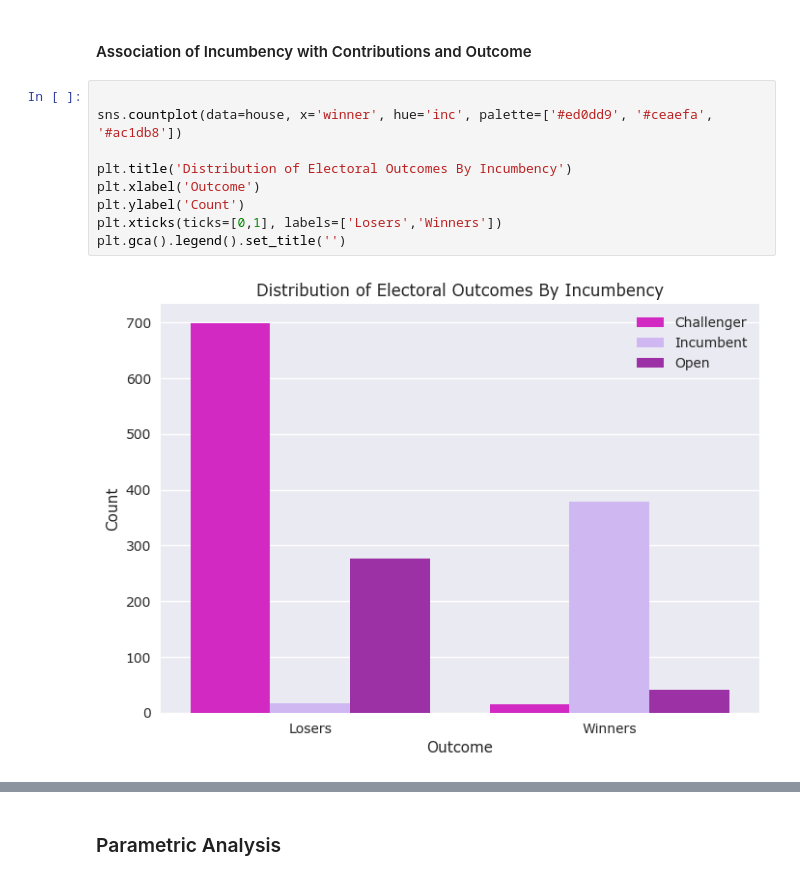
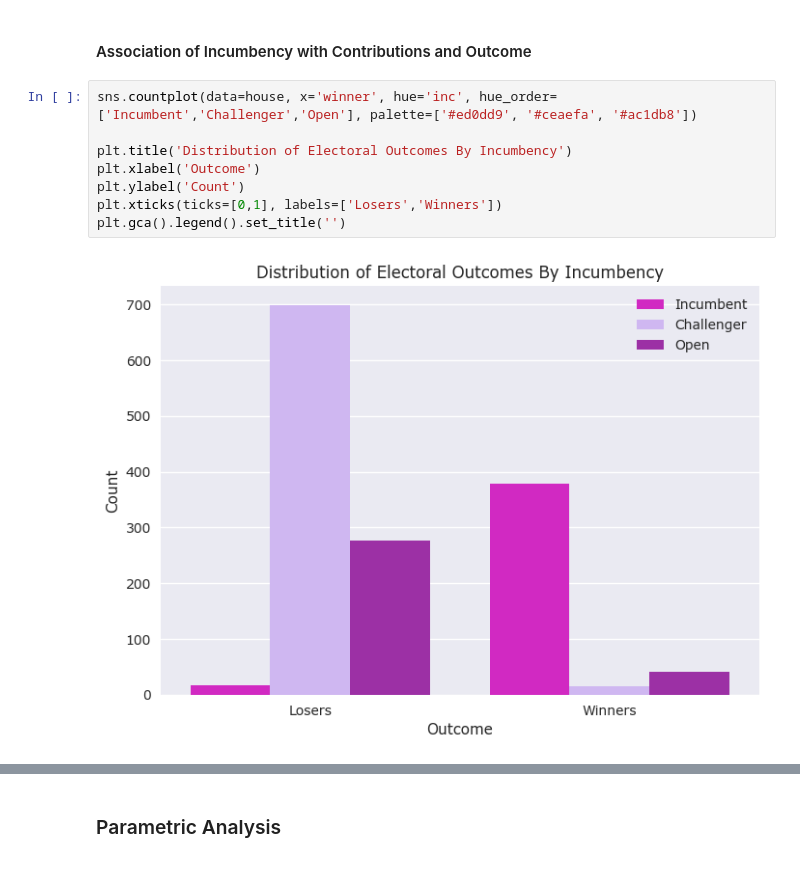
Before and after one commit to neophyte577/campaign-finance-analysis-house-2016, a Jupyter notebook: house_campaign_finance_2016.ipynb, the cells around one changed output, grey strips where cells are left out. Saved outputs shown, nothing was run; the diff lists cells and outputs as text.

```diff
--- a/house_campaign_finance_2016.ipynb
+++ b/house_campaign_finance_2016.ipynb
@@ -330,14 +330,13 @@ plt.xticks(ticks=[0,1], labels=['Loss','Win'])
 # %% [markdown]
 #### Association of Incumbency with Contributions and Outcome
 # %%
-
-sns.countplot(data=house, x='winner', hue='inc', palette=['#ed0dd9', '#ceaefa', '#ac1db8'])
+sns.countplot(data=house, x='winner', hue='inc', hue_order=['Incumbent','Challenger','Open'], palette=['#ed0dd9', '#ceaefa', '#ac1db8'])
 
 plt.title('Distribution of Electoral Outcomes By Incumbency')
 plt.xlabel('Outcome')
 plt.ylabel('Count')
 plt.xticks(ticks=[0,1], labels=['Losers','Winners'])
 plt.gca().legend().set_title('')
 # %% [output]
-[figure, old version]
+[figure, new version]
 # %%
```
Also changed, not shown: parts of 31 cells of this notebook, 1 other file.
